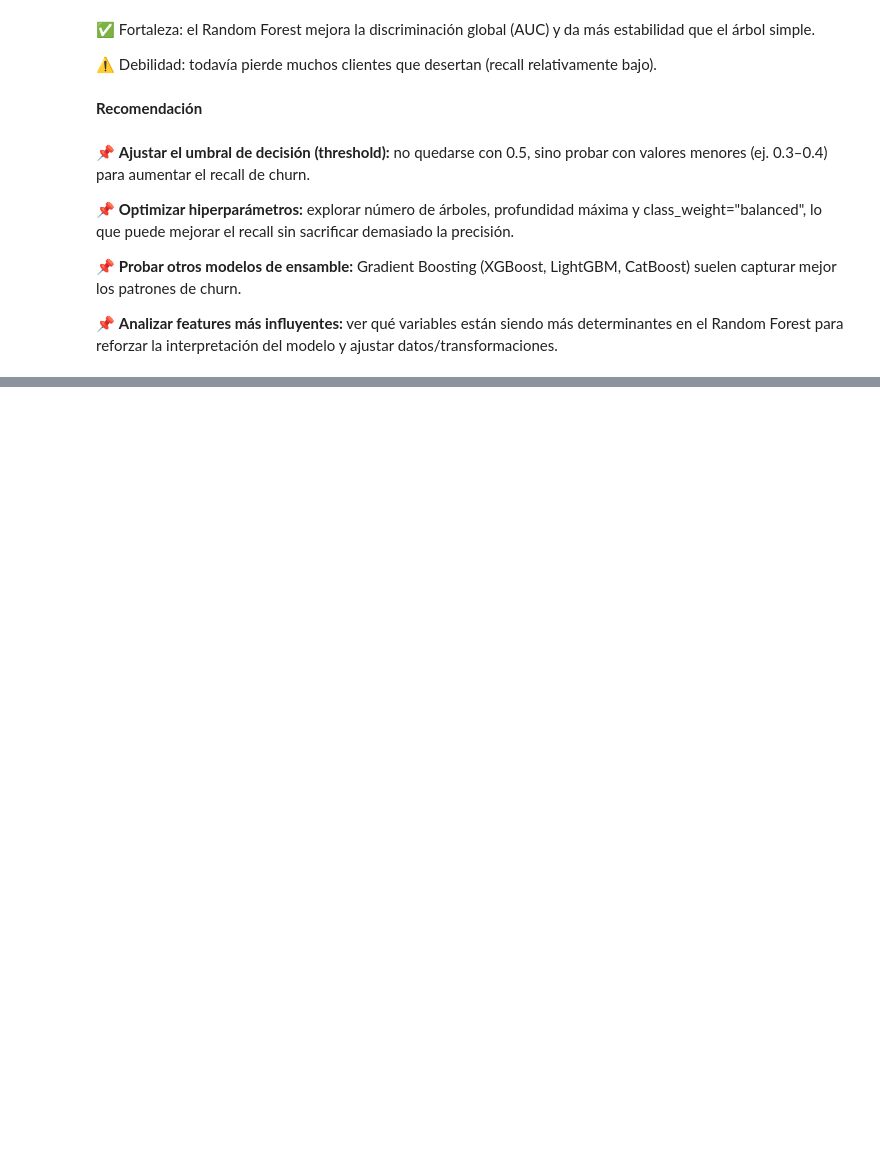
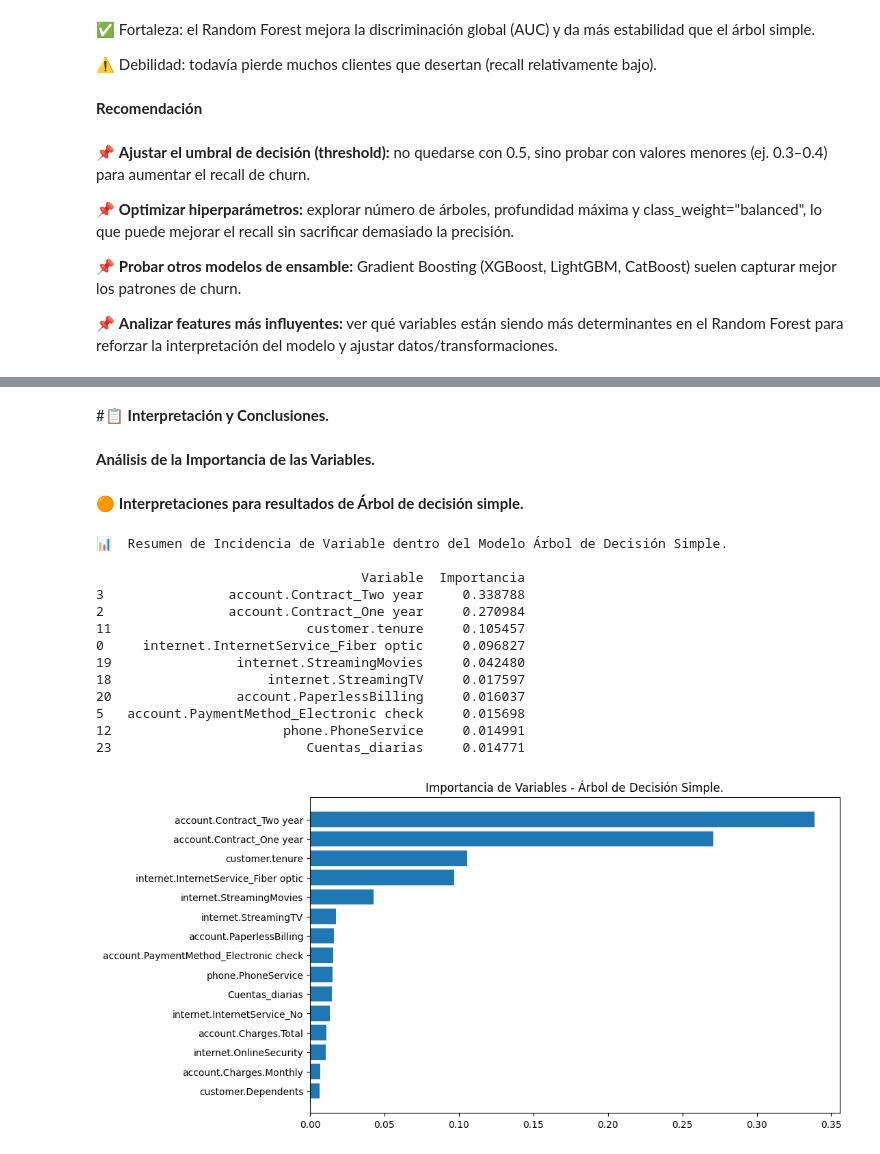
Before and after one commit to EuniceGarcia503/Challenge3_TelecomX_LATAM_parte_II, a Jupyter notebook: Challenge_TelecomX_parte_II.ipynb, the cells around one changed output, grey strips where cells are left out. Drawn from its saved outputs; the diff is of its cells as text; code cells hidden in the pictures; blank space fills up the shorter version.

Commit message:
Agrego análisis de la Importancia de las Variables.

```diff
--- a/Challenge_TelecomX_parte_II.ipynb
+++ b/Challenge_TelecomX_parte_II.ipynb
@@ -1438,0 +1433,44 @@ plt.show()
+# %% [markdown]
+#📋 **Interpretación y Conclusiones.**
+# %% [markdown]
+**Análisis de la Importancia de las Variables.**
+# %% [markdown]
+🟠 **Interpretaciones para resultados de Árbol de decisión simple.**
+# %%
+# Importancia de variables desde tu modelo entrenado Árbol de decisión simple.
+importancias = tree_sm.feature_importances_
+
+# Asociar con nombres de las columnas usadas en el entrenamiento balanceado
+variables = X_train_bal.columns
+df_importancia = pd.DataFrame({
+    'Variable': variables,
+    'Importancia': importancias
+}).sort_values(by='Importancia', ascending=False)
+
+# Mostrar las 10 más importantes
+print(f'📊  Resumen de Incidencia de Variable dentro del Modelo Árbol de Decisión Simple.\n')
+print(df_importancia.head(10))
+print()
+
+
+# 📊 Gráfico
+plt.figure(figsize=(10,6))
+plt.barh(df_importancia['Variable'][:15], df_importancia['Importancia'][:15])
+plt.gca().invert_yaxis()
+plt.title("Importancia de Variables - Árbol de Decisión Simple.")
+plt.show()
+# %% [output]
+📊  Resumen de Incidencia de Variable dentro del Modelo Árbol de Decisión Simple.
+
+                                  Variable  Importancia
+3                account.Contract_Two year     0.338788
+2                account.Contract_One year     0.270984
+11                         customer.tenure     0.105457
+0     internet.InternetService_Fiber optic     0.096827
+19                internet.StreamingMovies     0.042480
+18                    internet.StreamingTV     0.017597
+20                account.PaperlessBilling     0.016037
+5   account.PaymentMethod_Electronic check     0.015698
+12                      phone.PhoneService     0.014991
+23                         Cuentas_diarias     0.014771
+[figure, added]
```
Also changed, not shown: parts of 25 cells of this notebook.
